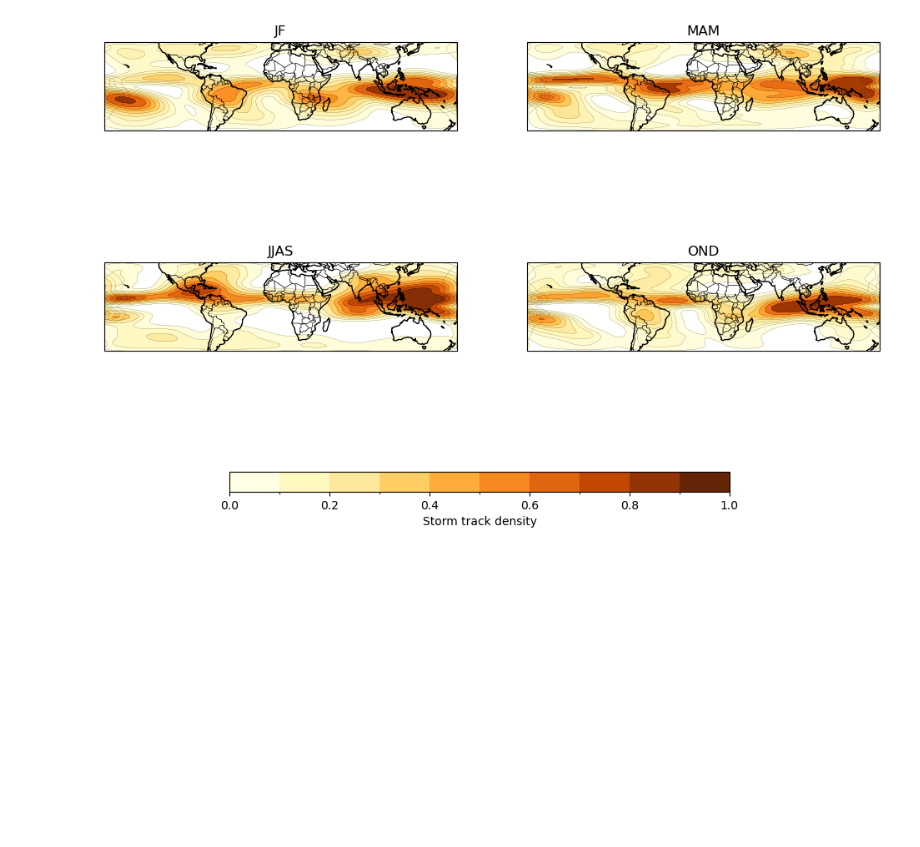
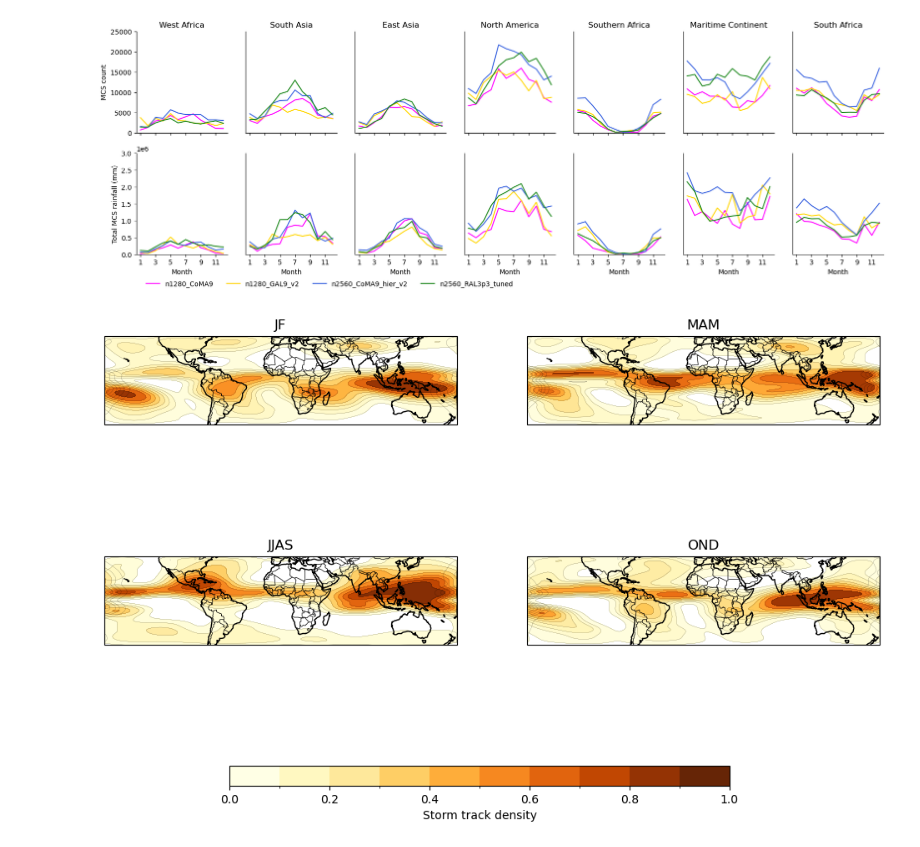
Before and after one commit to fran-morris-research/hackathon-monsoons, a Jupyter notebook: simple_track_mcs/mcs_init_maps.ipynb, the cells around one changed output. Drawn from its saved outputs; the diff is of its cells as text; code cells hidden in the pictures; blank space fills up the shorter version.

```diff
--- a/simple_track_mcs/mcs_init_maps.ipynb
+++ b/simple_track_mcs/mcs_init_maps.ipynb
@@ -72,4 +72,6 @@ def format_x_and_y_ticks(ax: plt.axes, xlocs: list, ylocs: list):
 
 def circ_mean(h):
     return (np.arctan2(np.sin(2*np.pi*h/24).mean(),np.cos(2*np.pi*h/24).mean()) * 24/(2*np.pi)) % 24
+# %%
+models = ["n1280_CoMA9", "n1280_GAL9_v2", "n2560_CoMA9_hier_v2", "n2560_RAL3p3_tuned"]
 # %%
@@ -107,0 +107,4 @@ Index(['storm_id', 'life', 'area', 'Initial_UTC', 'Final_UTC', 'lon', 'lat',
+# %%
+for region in regions:
+    lat1, lat2, lon1, lon2 = regions[region]["lat_min"], regions[region]["lat_max"], regions[region]["lon_min"],  regions[region]["lon_max"]
+    print(lat1, lat2, lon1, lon2)
@@ -107,0 +143,2 @@ Index(['storm_id', 'life', 'area', 'Initial_UTC', 'Final_UTC', 'lon', 'lat',
+# %%
+df["pr_meanxarea"] = df.pr_mean*df.area
@@ -108,3 +160,38 @@ Index(['storm_id', 'life', 'area', 'Initial_UTC', 'Final_UTC', 'lon', 'lat',
+# %%
+colour_dict = {"n2560_CoMA9_hier_v2": "royalblue",
+               "n2560_RAL3p3_tuned": "forestgreen",
+              "n1280_CoMA9": "magenta",
+               "n1280_GAL9_v2": "gold"
+              }
+# %%
+fig, axes = plt.subplots(2,len(regions), figsize=(20,6), sharex=True)
+
+for mdx, model_id in enumerate(models):
+    for rdx, region in enumerate(regions):
+        axes[0,rdx].plot(range(1,13), mcs_count[mdx,rdx], color=colour_dict[model_id], label=model_id)
+        axes[0,rdx].set_title(regions_list[rdx])
+        axes[1,rdx].set_xlabel("Month")
+        axes[0,rdx].set_xticks(range(1,13, 2))
+        axes[0,rdx].set_ylim(0,25000)
+
+        axes[1,rdx].plot(range(1,13), rainfall[mdx,rdx], color=colour_dict[model_id], label=model_id)
+        axes[1,rdx].set_ylim(0,3e6)
+
+        if rdx > 0:
+            axes[0,rdx].axes.get_yaxis().set_ticks([])
+            axes[1,rdx].axes.get_yaxis().set_ticks([])
+
+for ax in axes.ravel():
+    ax.spines[['right', 'top']].set_visible(False)
+
+axes[0,0].set_ylabel("MCS count")
+axes[1,0].set_ylabel("Total MCS rainfall (mm)")
+
+axes[1,0].legend(frameon=False, ncols=4, bbox_to_anchor=(4.2,-0.2))
+
+plt.show()
+# %% [output]
+[figure, added]
 # %%
 seasons = {"OND": [10,11,12],
           "JJAS": [6,7,8,9],
```
Also changed, not shown: parts of 8 cells of this notebook, 5 other files.
